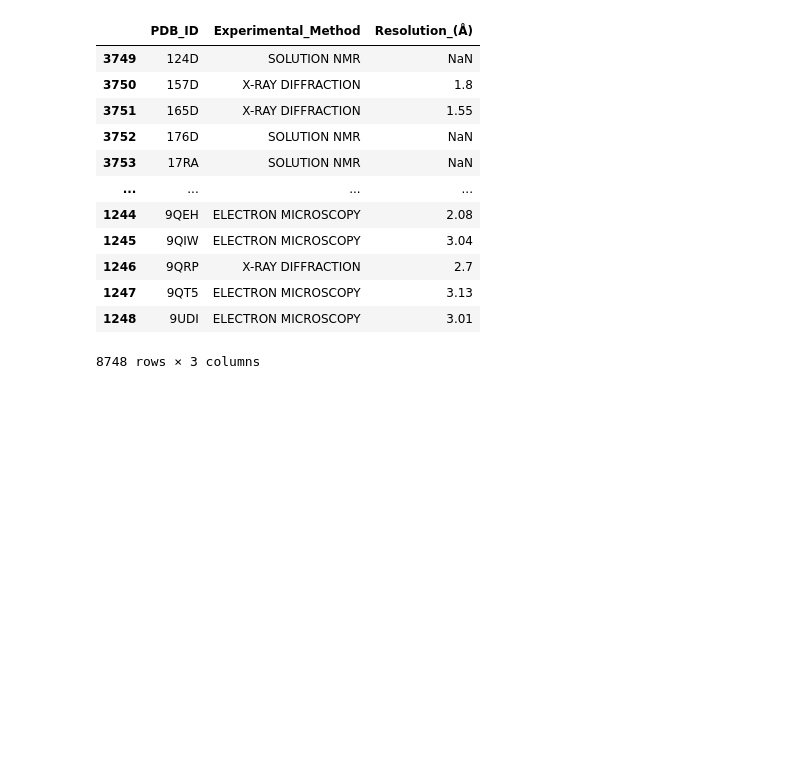
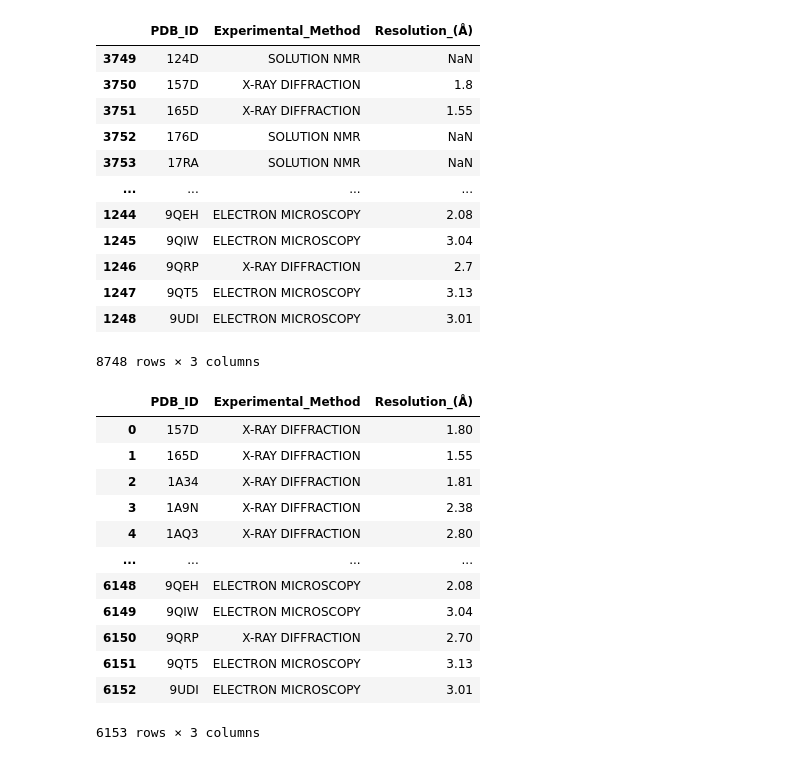
Before and after one commit to The-Bevilacqua-Lab/identify_Homo_base_pairs, a Jupyter notebook: scripts/characterize_structures.ipynb, the cells around one changed output. Saved outputs shown, nothing was run; the diff lists cells and outputs as text; code cells hidden in the pictures; blank space fills up the shorter version.

```diff
--- a/scripts/characterize_structures.ipynb
+++ b/scripts/characterize_structures.ipynb
@@ -133,3 +133,19 @@ D5['Resolution_(Å)'] = pd.to_numeric(D5['Resolution_(Å)'], errors='coerce')
 #applying resolution cut-off
 D6= D5[(D5['Resolution_(Å)']< float(R)) | (D5['Resolution_(Å)']== float(R)) ]
 D6.index = np.arange(0, len(D6))
+# %%
+D6
+# %% [output]
+|  | PDB_ID | Experimental_Method | Resolution_(Å) |
+| 0 | 157D | X-RAY DIFFRACTION | 1.80 |
+| 1 | 165D | X-RAY DIFFRACTION | 1.55 |
+| 2 | 1A34 | X-RAY DIFFRACTION | 1.81 |
+| 3 | 1A9N | X-RAY DIFFRACTION | 2.38 |
+| 4 | 1AQ3 | X-RAY DIFFRACTION | 2.80 |
+| ... | ... | ... | ... |
+| 6148 | 9QEH | ELECTRON MICROSCOPY | 2.08 |
+| 6149 | 9QIW | ELECTRON MICROSCOPY | 3.04 |
+| 6150 | 9QRP | X-RAY DIFFRACTION | 2.70 |
+| 6151 | 9QT5 | ELECTRON MICROSCOPY | 3.13 |
+| 6152 | 9UDI | ELECTRON MICROSCOPY | 3.01 |
+6153 rows × 3 columns
```
Also changed, not shown: parts of 1 cell of this notebook, 2 other files.
